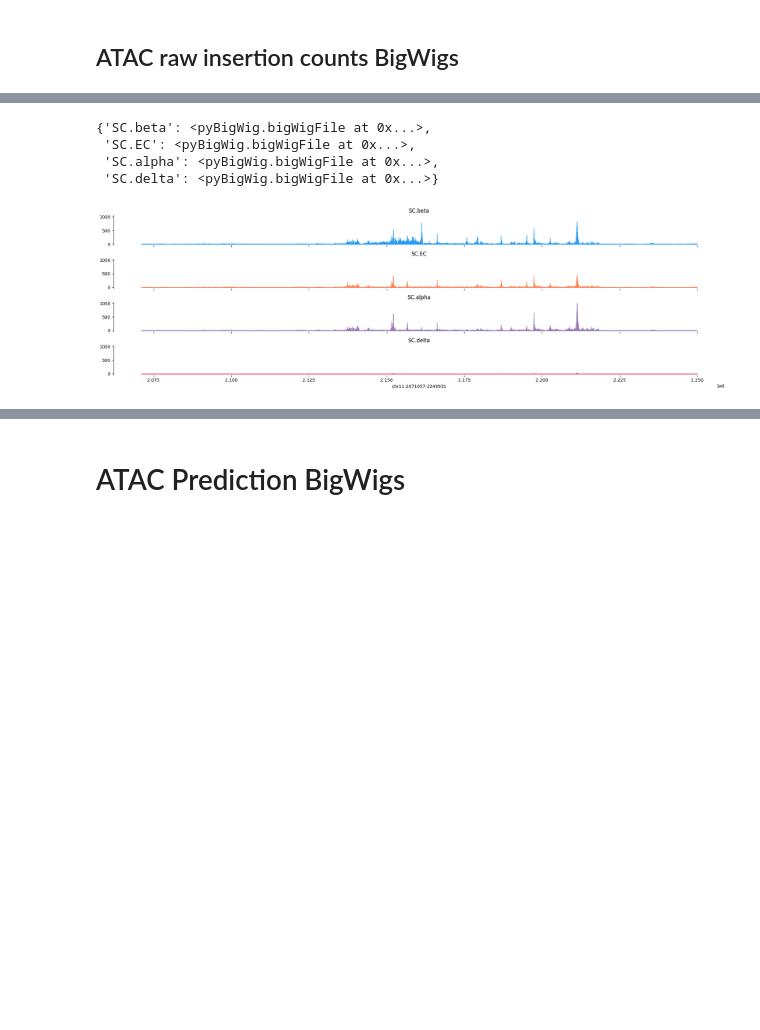
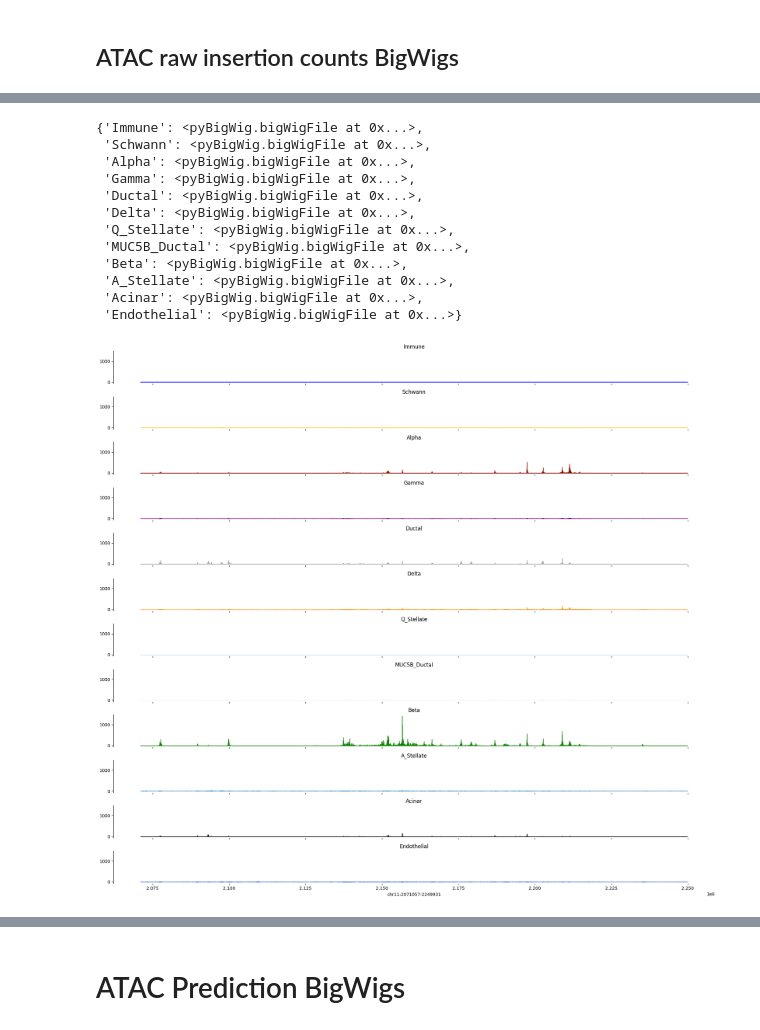
Before and after one commit to ML4GLand/chrombpnet, a Jupyter notebook: make_summary_tables.ipynb, the cells around one changed output, grey strips where cells are left out. Drawn from its saved outputs; the diff is of its cells as text; code cells hidden in the pictures; blank space fills up the shorter version.

```diff
--- a/make_summary_tables.ipynb
+++ b/make_summary_tables.ipynb
@@ -299,8 +420,8 @@ path_prediction_bigwigs = "/cellar/users/aklie/projects/igvf/sc-islet-design/res
 # %%
 # Get narrowPeaks_dict
 narrowPeaks_dict = {}
-for f in glob.glob(f"{path_narrowPeaks}/*/*.narrowPeak"):
-    celltype = os.path.basename(f).split(".top250k.narrowPeak")[0]
+for f in glob.glob(f"{path_narrowPeaks_dir}/*.narrowPeak"):
+    celltype = os.path.basename(f).split("_peaks.narrowPeak")[0]
     narrowPeaks_dict[celltype] = f
     narrowPeaks_dict = {k: v for k, v in narrowPeaks_dict.items() if k in celltypes}
 narrowPeaks_dict
@@ -309,10 +430,10 @@ narrowPeaks_dict
 # %%
-%%bash -s "$path_narrowPeaks" "$path_out/browser/narrowPeaks"
+%%bash -s "$path_narrowPeaks_dir" "$path_out/browser/narrowPeaks"
 source activate chrombpnet
 mkdir -p $2
-for f in $1/*/*.narrowPeak; do
+for f in $1/*.narrowPeak; do
   celltype=$(basename $f .narrowPeak)
-  sort_bed=${2}/$(basename $f .narrowPeak).sorted.narrowPeak
+  sort_bed=${2}/$(basename $f ._peaks.narrowPeak).sorted.narrowPeak
   if [ -f $sort_bed.gz ]; then
     echo "$sort_bed.gz exists, skipping"
     continue
@@ -336,15 +469,15 @@ for f in glob.glob(f"{path_out}/browser/narrowPeaks/*.sorted.narrowPeak.gz*"):
     basename = os.path.basename(f)
     cmd = f"gsutil cp {f} {bucket}/{basename}"
     print(cmd)
-    #os.system(cmd)
+    os.system(cmd)
 
 # DataFrame
 bed_df = pd.DataFrame({
     "url": [f"https://storage.googleapis.com/2025_01_06/{celltype}.sorted.narrowPeak.gz" for celltype in celltypes],
     "name": celltypes,
-    "celltype": [celltype for celltype in bw_dict.keys() if celltype in celltypes],
+    "celltype": [celltype for celltype in narrowPeaks_dict.keys() if celltype in celltypes],
     "type": "bed",
-    "color": [cellid_colors[celltype] for celltype in celltypes]
+    "color": [celltype_colors[celltype] for celltype in celltypes]
 })
 
 # Transform DataFrame to the desired bed structure
@@ -374,2 +513,11 @@ gsutil cp /cellar/users/aklie/data/datasets/igvf_sc-islet_10X-Multiome/results/8
 # %% [markdown]
 ## ATAC raw insertion counts BigWigs
+# %%
+# find all files with /cellar/users/aklie/data/datasets/HPAP/models/Beta/fold_0/chrombpnet/0.3/auxiliary/data_unstranded.bw
+# make df with path and celltype cols
+bws = {}
+for f in glob.glob(f"{path_out}/*/fold_*/chrombpnet/*/auxiliary/data_unstranded.bw"):
+    celltype = f.split("/")[-6]
+    bws[celltype] = f
+df = pd.DataFrame({"path": list(bws.values()), "celltype": list(bws.keys())})
+df
@@ -376,15 +538,22 @@ gsutil cp /cellar/users/aklie/data/datasets/igvf_sc-islet_10X-Multiome/results/8
 # %%
-df = pd.read_csv(path_tn5_df, sep="\t", header=None, names=["path", "celltype"])
 bw_dict = {row["celltype"]: pyBigWig.open(row["path"]) for _, row in df.iterrows()}
 locus = "chr11:2071057-2249931"
 plot_tracks_from_locus(locus, bw_dict, cellid_colors, sharey=True)
 bw_dict
 # %% [output]
-{'SC.beta': <pyBigWig.bigWigFile at 0x...>,
- 'SC.EC': <pyBigWig.bigWigFile at 0x...>,
- 'SC.alpha': <pyBigWig.bigWigFile at 0x...>,
- 'SC.delta': <pyBigWig.bigWigFile at 0x...>}
+{'Immune': <pyBigWig.bigWigFile at 0x...>,
+ 'Schwann': <pyBigWig.bigWigFile at 0x...>,
+ 'Alpha': <pyBigWig.bigWigFile at 0x...>,
+ 'Gamma': <pyBigWig.bigWigFile at 0x...>,
+ 'Ductal': <pyBigWig.bigWigFile at 0x...>,
+ 'Delta': <pyBigWig.bigWigFile at 0x...>,
+ 'Q_Stellate': <pyBigWig.bigWigFile at 0x...>,
+ 'MUC5B_Ductal': <pyBigWig.bigWigFile at 0x...>,
+ 'Beta': <pyBigWig.bigWigFile at 0x...>,
+ 'A_Stellate': <pyBigWig.bigWigFile at 0x...>,
+ 'Acinar': <pyBigWig.bigWigFile at 0x...>,
+ 'Endothelial': <pyBigWig.bigWigFile at 0x...>}
-[figure, old version]
+[figure, new version]
 # %%
 # Secure copy all bigwig files to bucket
 for _, row in df.iterrows():
```
Also changed, not shown: parts of 31 cells of this notebook, 3 other files.
